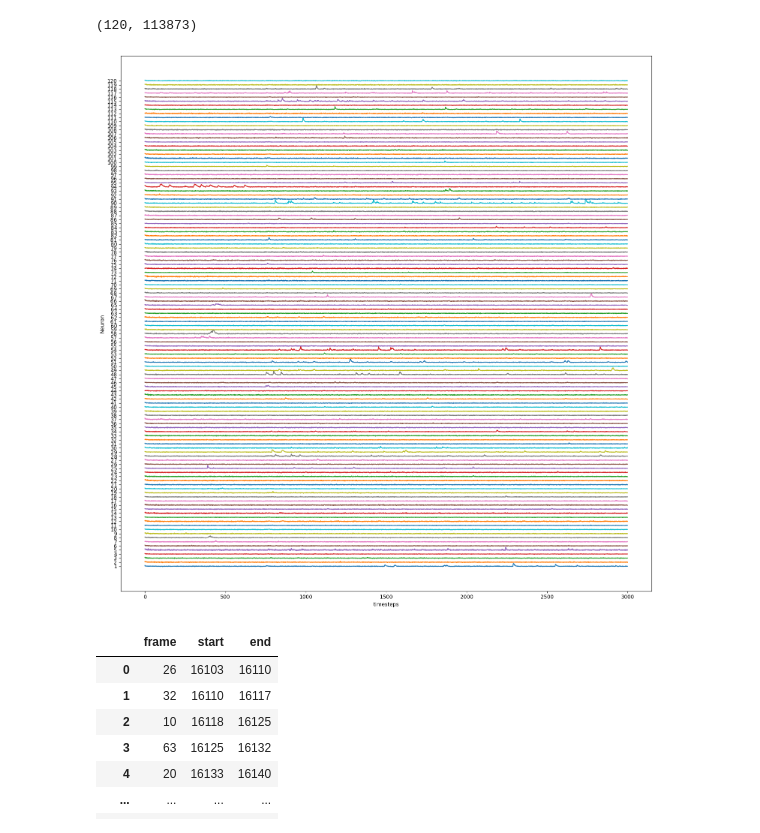
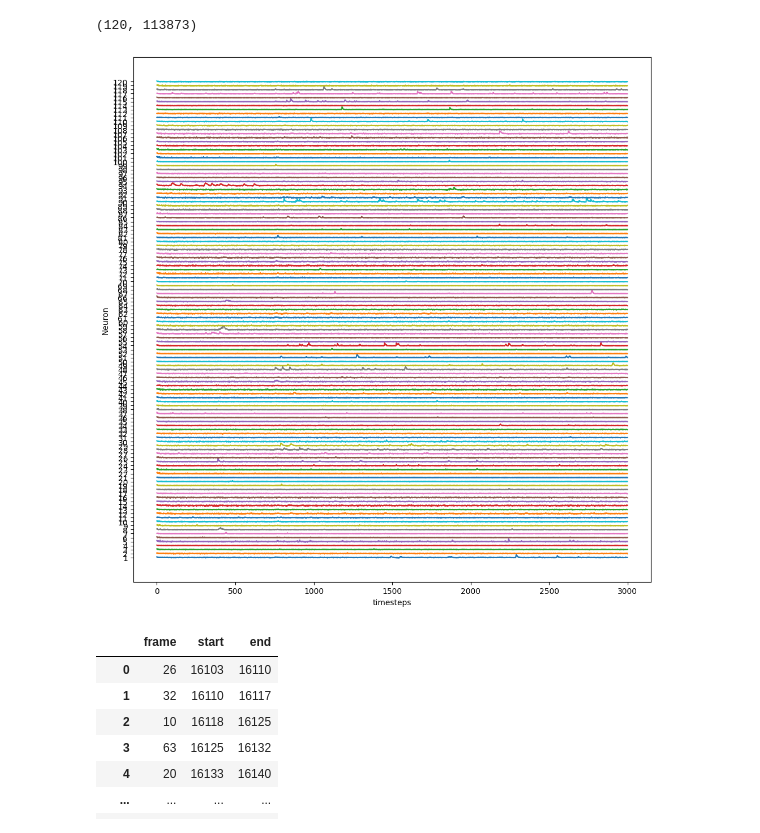
Before and after one commit to edwardyan95/ESE546_Project, a Jupyter notebook: test_project.ipynb, the cells around one changed output. Drawn from its saved outputs; the diff is of its cells as text; code cells hidden in the pictures.

```diff
--- a/test_project.ipynb
+++ b/test_project.ipynb
@@ -106,9 +104,9 @@ dFF.shape
 # %% [output]
 (120, 113873)
 # %%
-ax_dFF = plot_traces(dFF,np.arange(0,3000), 'Neuron')
+ax_dFF = plot_traces(dFF,np.arange(0,3000), 'Neuron', figsize = [10,10])
 # %% [output]
-[figure, old version]
+[figure, new version]
 # %%
 session_stim = get_stim_df(boc, exps[22], stimulus_name='natural_scenes')
 session_stim
```
Also changed, not shown: parts of 5 cells of this notebook, 1 other file.
